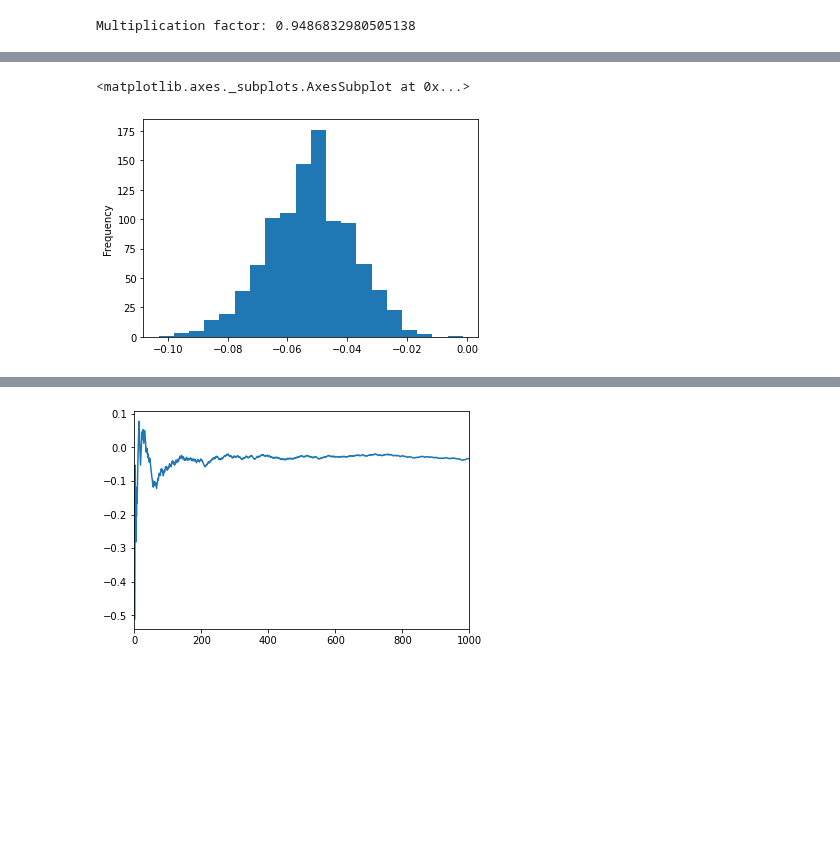
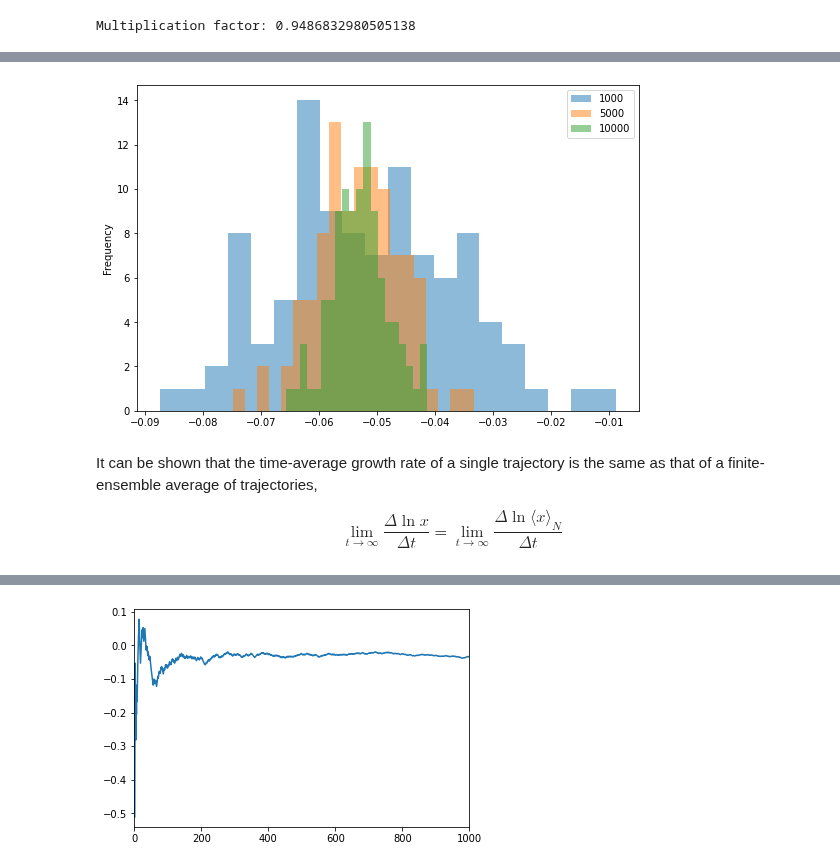
Before and after one commit to lucaberlanda/Magazzino, a Jupyter notebook: Economics/Ergodicity.ipynb, the cells around one changed output, grey strips where cells are left out. Cells and saved outputs as stored; diff of their text form; code cells hidden in the pictures; blank space fills up the shorter version.

```diff
--- a/Economics/Ergodicity.ipynb
+++ b/Economics/Ergodicity.ipynb
@@ -72,5 +92,7 @@ plt.show()
-# %%
-log_growth_avg.loc[1000, :].plot(kind='hist', bins=20)
-# %% [output]
-<matplotlib.axes._subplots.AxesSubplot at 0x...>
-[figure, removed]
+# %%
+log_growth_avg.iloc[1000, :].plot(kind='hist', alpha=0.5, bins=20, figsize=(9, 6), legend='1000')
+log_growth_avg.iloc[5000, :].plot(kind='hist', alpha=0.5, bins=20, legend='5000')
+log_growth_avg.iloc[10000, :].plot(kind='hist', alpha=0.5, bins=20, legend='10000')
+plt.show()
+# %% [output]
+[figure, added]
@@ -76,0 +102,4 @@ log_growth_avg.loc[1000, :].plot(kind='hist', bins=20)
+# %% [markdown]
+It can be shown that the time-average growth rate of a single trajectory is the same as that of a finite-ensemble average of trajectories,
+
+$$\lim_{t \to \infty} \frac{\Delta \ln x}{\Delta t} =  \lim_{t \to \infty} \frac{\Delta \ln \langle x \rangle_N}{\Delta t}$$
```
Also changed, not shown: parts of 26 cells of this notebook, 37 other files.
